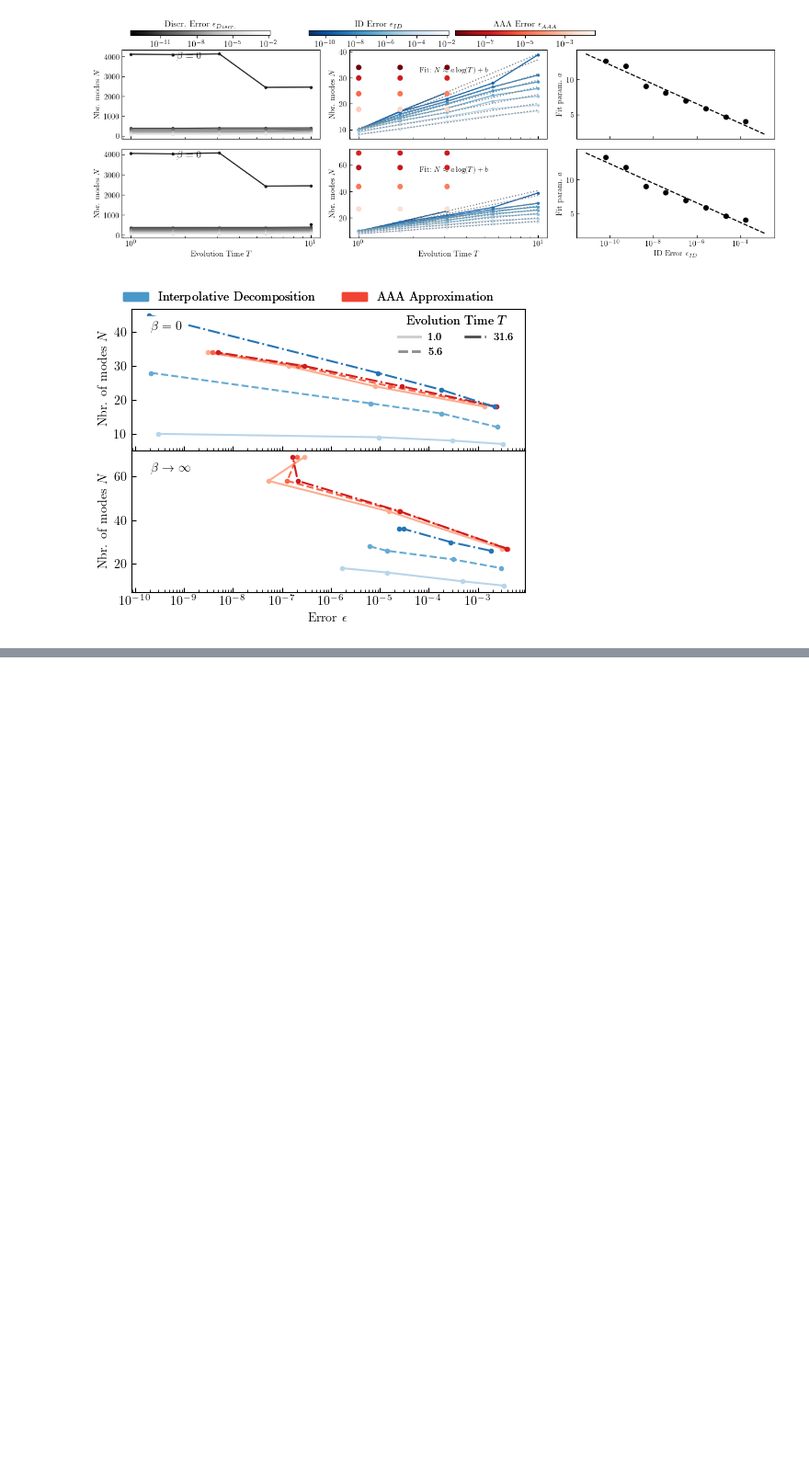
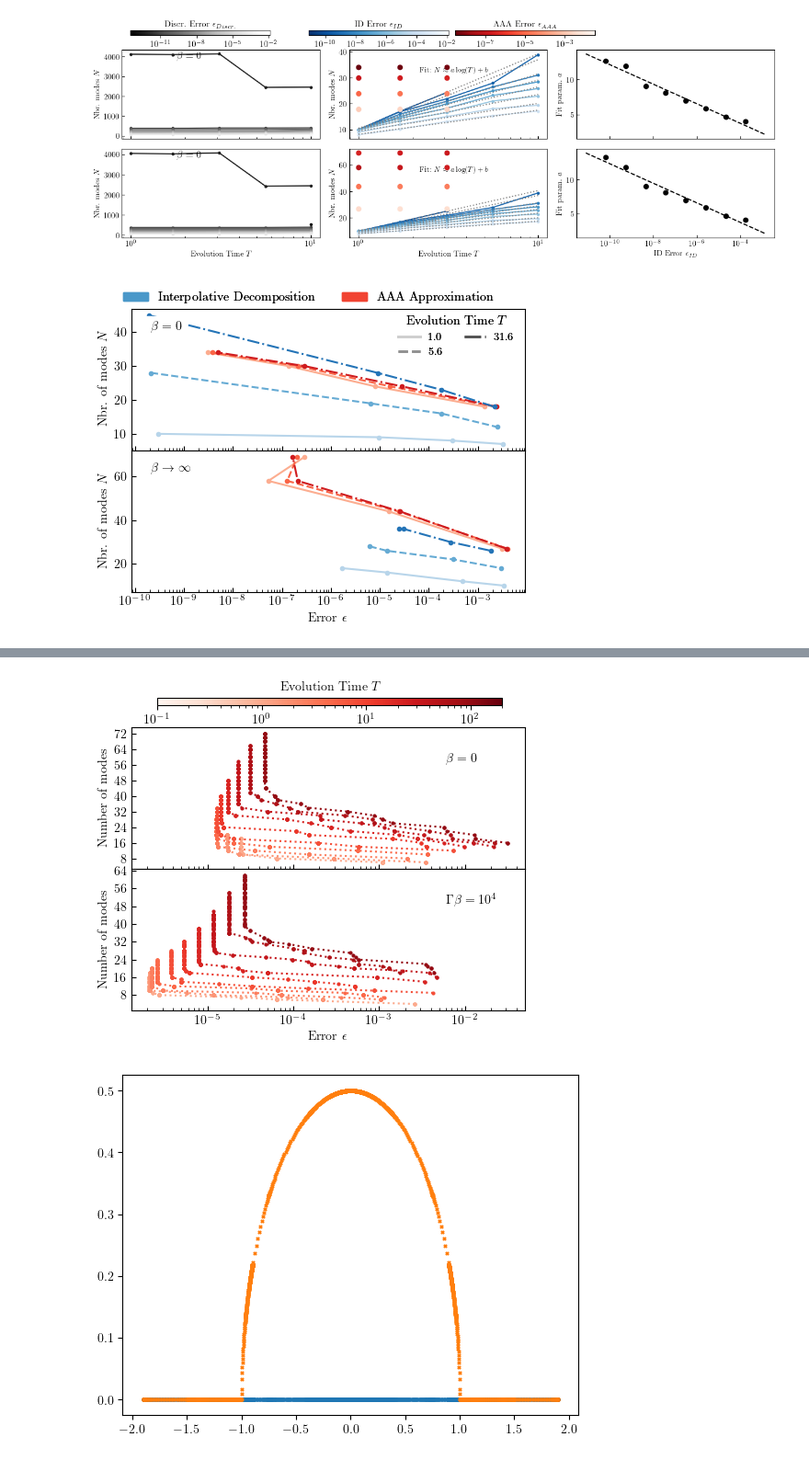
Before and after one commit to jthoenniss/RealTimeID, a Jupyter notebook: notebooks/paper.ipynb, the cells around one changed output, grey strips where cells are left out. Shown at 92% size. Saved outputs shown, nothing was run; the diff lists cells and outputs as text; code cells hidden in the pictures; blank space fills up the shorter version.

```diff
--- a/notebooks/paper.ipynb
+++ b/notebooks/paper.ipynb
@@ -526,0 +449,80 @@ IndexError: too many indices for array: array is 1-dimensional, but 2 were index
+# %%
+# Set global fontsize using rcParams
+#Set plot parameters
+plt.rcParams.update({"text.usetex": True, "font.family": "serif", "font.size": 10})
+from itertools import cycle
+cmap_reds = plt.get_cmap("Reds")
+norm_times = mcolors.LogNorm(vmin=0.1*np.min(t_data[t_data > 0]), vmax=2*np.max(t_data))
+fig, axs = plt.subplots(2, 1, figsize=(5, 4.2), sharex=True)
+
+# Collect handles and labels for the legend
+handles_AAA = []
+labels_AAA = []
+
+
+for b in range(kernel_dims_AAA_sc[2]):
+    for tau in range(kernel_dims_AAA_sc[1]):
+        err_AAA_sc = []
+        nbr_poles_sc = []
+
+        for tol_iter in range(len(tol_vals_sc[:, tau, b])):
+            err_AAA_sc.append(errors_AAA_sc[tol_iter, tau, b])
+            nbr_poles_sc.append(AAA_ID_rank_particle[tol_iter, tau, b] + AAA_ID_rank_holes[tol_iter, tau, b])
+
+
+        line_AAA, = axs[b].plot(err_AAA_sc, nbr_poles_sc, marker="o", linestyle="dotted", markersize=2,
+                                color=cmap_reds(norm_times(t_data[tau])), label=r'$t = {}$'.format(round(t_data[tau], 2)))
+
+
+        if line_AAA.get_label() not in labels_AAA:
+            handles_AAA.append(line_AAA)
+            labels_AAA.append(line_AAA.get_label())
+
+
+    axs[b].set_xlabel("Error "+ r"$\epsilon$")
+    axs[b].set_ylabel("Number of modes")
+    axs[b].set_xscale("log")
+
+
+#for text inset, choose background color white
+axs[0].text(0.8, 0.75, r"$\beta = 0$", transform=axs[0].transAxes, backgroundcolor='white')
+axs[1].text(0.8, 0.75, r"$  \Gamma\beta = 10^4$", transform=axs[1].transAxes, backgroundcolor='white')
+
+# Add a single legend above the entire figure
+from matplotlib.legend import Legend
+
+# Adjust layout to make space for the legends
+plt.tight_layout(rect=[0, 0, 1, 0.9])
+
+# Create custom legends
+#legend = Legend(fig, handles_AAA, labels_AAA, loc='upper center', ncol=len(t_data), fontsize='small', title="AAA (Red Curves)")
+# Add the legends manually
+#fig.add_artist(legend)
+#legend.set_bbox_to_anchor((0.5, .95))
+
+
+# Add a colorbar for the reds above the figure
+cax_reds = fig.add_axes([0.17, 0.92, 0.75, 0.02])
+sm_reds = cm.ScalarMappable(cmap=cmap_reds, norm=norm_times)
+sm_reds.set_array([])
+cbar_reds = fig.colorbar(sm_reds, cax=cax_reds, orientation='horizontal')
+cbar_reds.set_label("Evolution Time " + r'$T$', labelpad=-35, fontsize='medium')
+
+#move all ticks into plot area:
+for ax in axs.flat:
+    ax.xaxis.set_tick_params(which='both', direction='in')
+    ax.yaxis.set_tick_params(which='both', direction='in')
+    # Ensure y-axis ticks are integers
+    from matplotlib.ticker import MaxNLocator
+    ax.yaxis.set_major_locator(MaxNLocator(integer=True))
+
+#move lower plots closer to upper plots
+fig.subplots_adjust(hspace=0.0, wspace=0.0)
+plt.show()
+
+plt.scatter(np.array(Z_vals_sc)[0], np.zeros_like(np.array(Z_vals_sc)[0]), marker = 'o', linestyle = 'None', s = 5)
+plt.scatter(np.array(Z_vals_sc)[0], np.array(F_vals_sc)[0], marker = 'x', linestyle = 'None', s = 5)
+plt.show()
+# %% [output]
+[figure, added]
+[figure, added]
```
Also changed, not shown: parts of 7 cells of this notebook.
